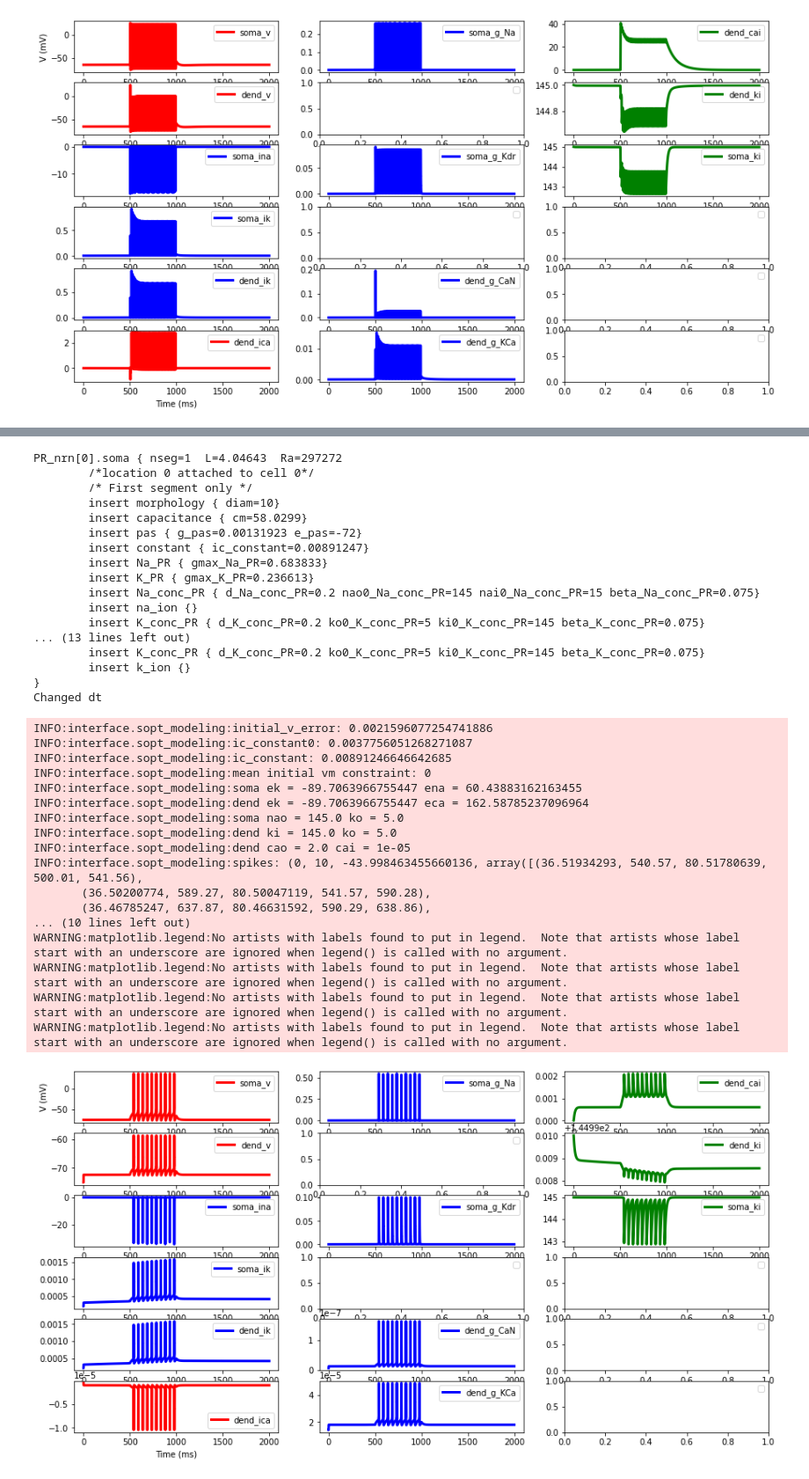
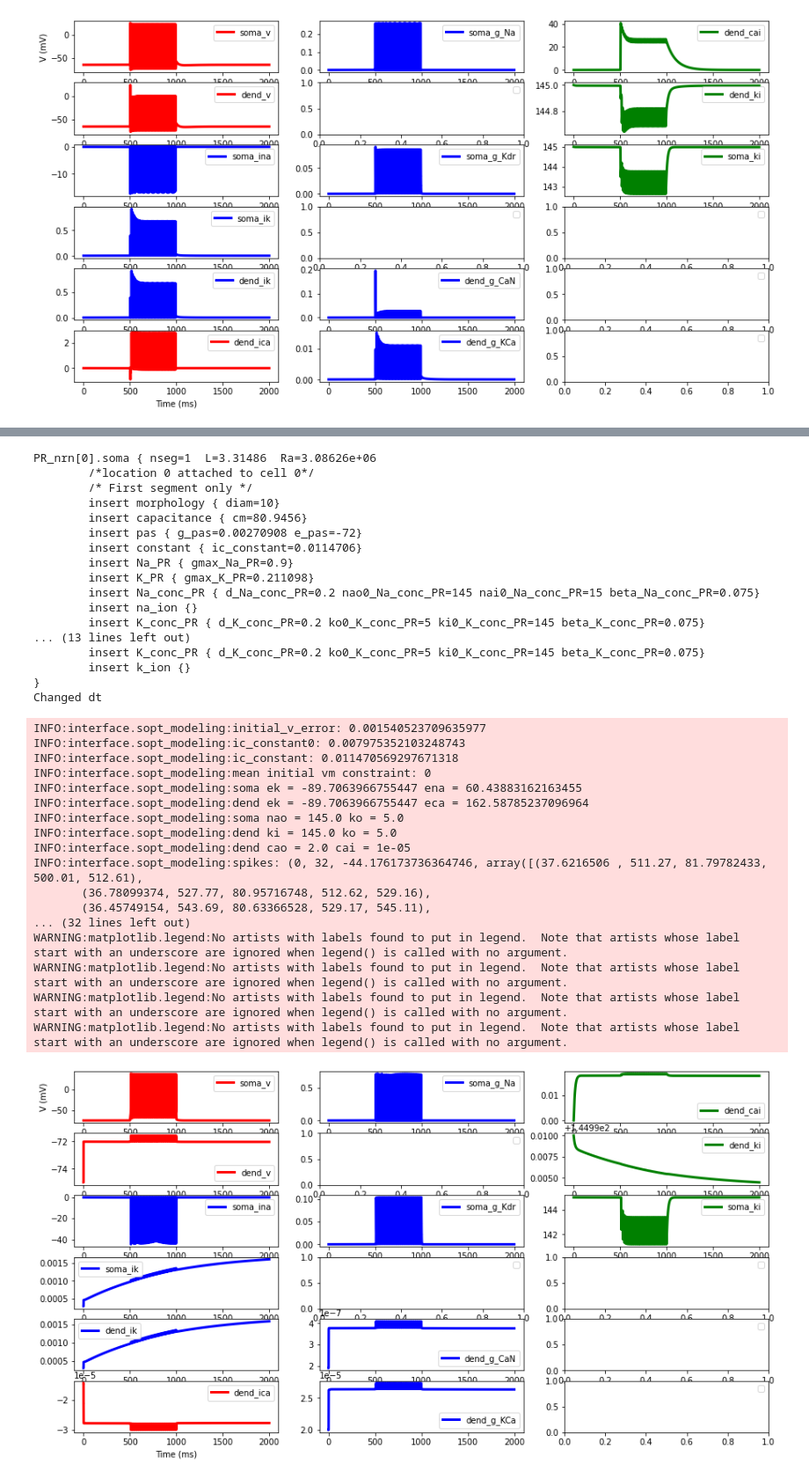
Before and after one commit to GazzolaLab/MultiObjectiveSurrogateOptimization, a Jupyter notebook: baseline.ipynb, the cells around one changed output, grey strips where cells are left out. Shown at 88% size. Saved outputs shown, nothing was run; the diff lists cells and outputs as text; code cells hidden in the pictures.

```diff
--- a/baseline.ipynb
+++ b/baseline.ipynb
@@ -849,5 +813,5 @@ param_dict.update(
 # %%
-ngfc.plot_iclamp(param_dict=param_dict, stim_amp=0.07);
+ngfc.plot_iclamp(param_dict=param_dict, stim_amp=0.2);
 # %% [output]
 NEURON: Couldn't find: rn.hoc
  near line 0
@@ -869,38 +833,38 @@ INFO:interface.sopt_modeling:{'Ltotal': 5.0,
-PR_nrn[0].soma { nseg=1  L=4.04643  Ra=297272
+PR_nrn[0].soma { nseg=1  L=3.31486  Ra=3.08626e+06
         /*location 0 attached to cell 0*/
         /* First segment only */
         insert morphology { diam=10}
-        insert capacitance { cm=58.0299}
-        insert pas { g_pas=0.00131923 e_pas=-72}
-        insert constant { ic_constant=0.00891247}
-        insert Na_PR { gmax_Na_PR=0.683833}
-        insert K_PR { gmax_K_PR=0.236613}
+        insert capacitance { cm=80.9456}
+        insert pas { g_pas=0.00270908 e_pas=-72}
+        insert constant { ic_constant=0.0114706}
+        insert Na_PR { gmax_Na_PR=0.9}
+        insert K_PR { gmax_K_PR=0.211098}
         insert Na_conc_PR { d_Na_conc_PR=0.2 nao0_Na_conc_PR=145 nai0_Na_conc_PR=15 beta_Na_conc_PR=0.075}
         insert na_ion {}
         insert K_conc_PR { d_K_conc_PR=0.2 ko0_K_conc_PR=5 ki0_K_conc_PR=145 beta_K_conc_PR=0.075}
 ... (13 lines left out)
         insert K_conc_PR { d_K_conc_PR=0.2 ko0_K_conc_PR=5 ki0_K_conc_PR=145 beta_K_conc_PR=0.075}
         insert k_ion {}
 }
 Changed dt
-INFO:interface.sopt_modeling:initial_v_error: 0.0021596077254741886
-INFO:interface.sopt_modeling:ic_constant0: 0.0037756051268271087
-INFO:interface.sopt_modeling:ic_constant: 0.00891246646642685
+INFO:interface.sopt_modeling:initial_v_error: 0.001540523709635977
+INFO:interface.sopt_modeling:ic_constant0: 0.007975352103248743
+INFO:interface.sopt_modeling:ic_constant: 0.011470569297671318
 INFO:interface.sopt_modeling:mean initial vm constraint: 0
 INFO:interface.sopt_modeling:soma ek = -89.7063966755447 ena = 60.43883162163455
 INFO:interface.sopt_modeling:dend ek = -89.7063966755447 eca = 162.58785237096964
 INFO:interface.sopt_modeling:soma nao = 145.0 ko = 5.0
 INFO:interface.sopt_modeling:dend ki = 145.0 ko = 5.0
 INFO:interface.sopt_modeling:dend cao = 2.0 cai = 1e-05
-INFO:interface.sopt_modeling:spikes: (0, 10, -43.998463455660136, array([(36.51934293, 540.57, 80.51780639, 500.01, 541.56),
-       (36.50200774, 589.27, 80.50047119, 541.57, 590.28),
-       (36.46785247, 637.87, 80.46631592, 590.29, 638.86),
-... (10 lines left out)
+INFO:interface.sopt_modeling:spikes: (0, 32, -44.176173736364746, array([(37.6216506 , 511.27, 81.79782433, 500.01, 512.61),
+       (36.78099374, 527.77, 80.95716748, 512.62, 529.16),
+       (36.45749154, 543.69, 80.63366528, 529.17, 545.11),
+... (32 lines left out)
 WARNING:matplotlib.legend:No artists with labels found to put in legend.  Note that artists whose label start with an underscore are ignored when legend() is called with no argument.
 WARNING:matplotlib.legend:No artists with labels found to put in legend.  Note that artists whose label start with an underscore are ignored when legend() is called with no argument.
 WARNING:matplotlib.legend:No artists with labels found to put in legend.  Note that artists whose label start with an underscore are ignored when legend() is called with no argument.
 WARNING:matplotlib.legend:No artists with labels found to put in legend.  Note that artists whose label start with an underscore are ignored when legend() is called with no argument.
-[figure, old version]
+[figure, new version]
 # %%
 ngfc.plot_iclamp(param_dict=param_dict, stim_amp=0.8);
 # %% [output]
```
Also changed, not shown: parts of 13 cells of this notebook.
